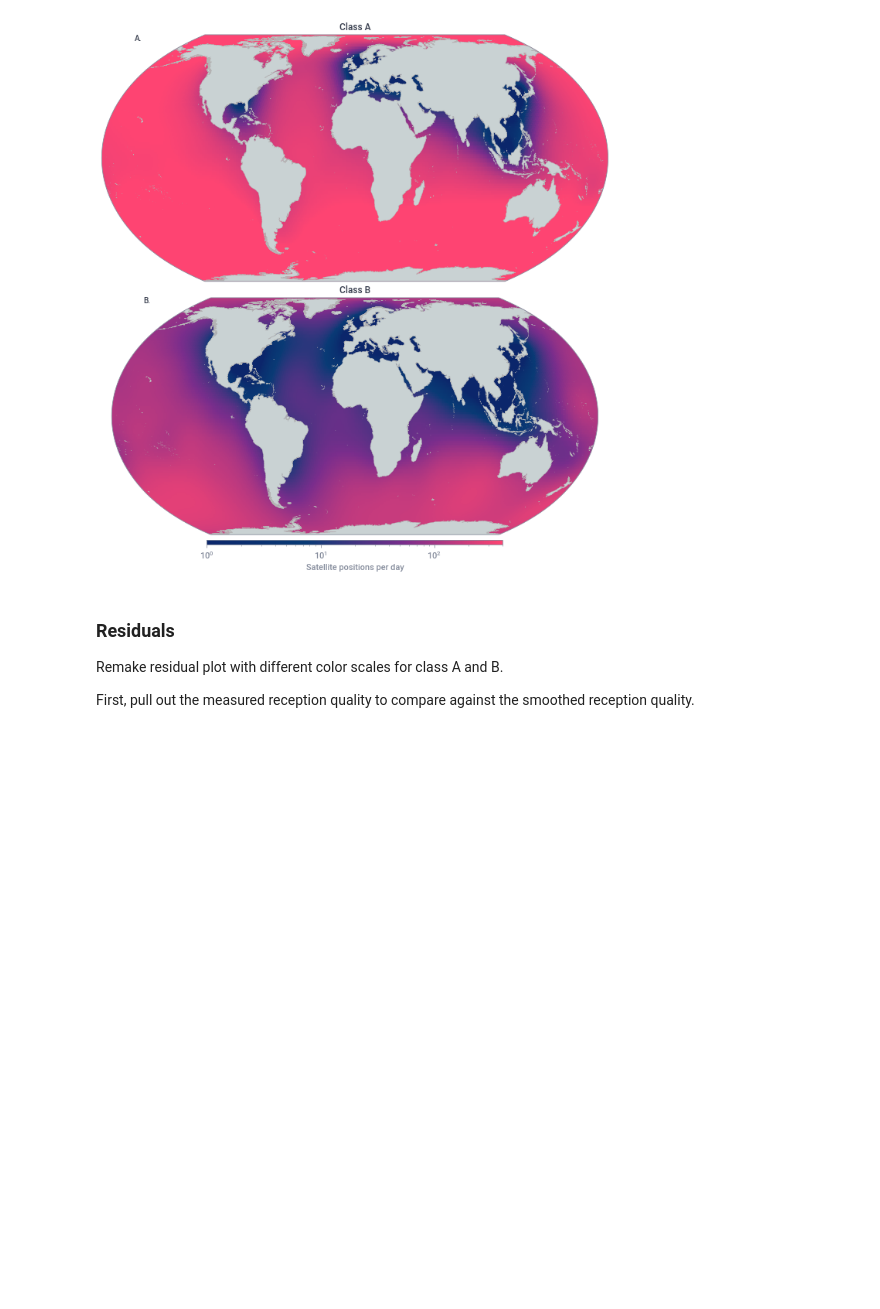
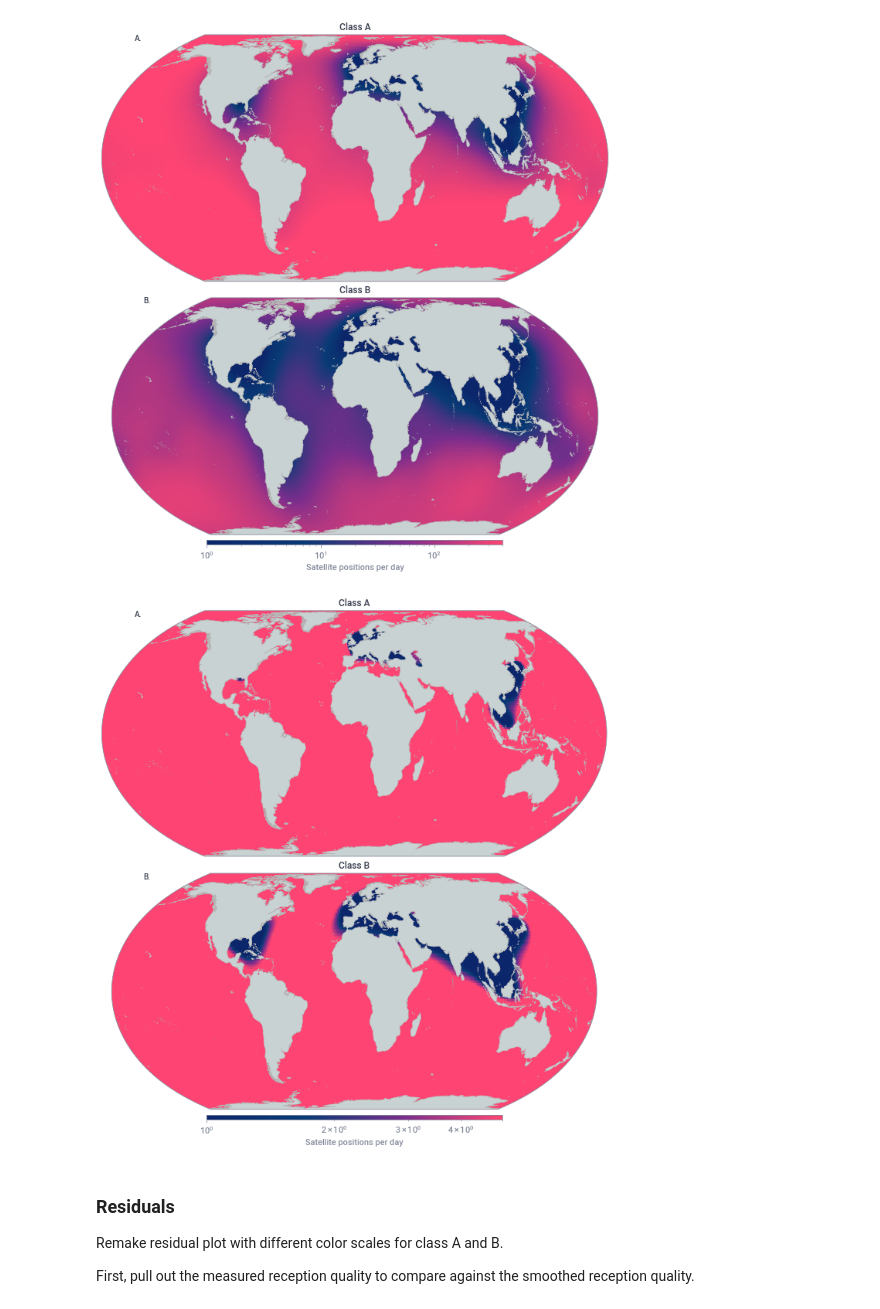
Before and after one commit to GlobalFishingWatch/AIS-disabling-high-seas, a Jupyter notebook: analysis/si_reception_quality.ipynb, the cells around one changed output. Drawn from its saved outputs; the diff is of its cells as text; code cells hidden in the pictures; blank space fills up the shorter version.

Commit message:
updated si reception quality analysis work

```diff
--- a/analysis/si_reception_quality.ipynb
+++ b/analysis/si_reception_quality.ipynb
@@ -160,6 +163,15 @@ utils.plot_reception_quality(reception_start_date = start_date,
 plt.savefig("../results/gap_figures_{}/figure_si_smooth_reception.png".format(output_version),dpi=200, bbox_inches='tight')
 # %% [output]
 [figure]
+# %%
+# Plot reception quality with same color scales
+utils.plot_reception_quality(reception_start_date = start_date,
+                             reception_df = sat_reception_smooth,
+                             fig_min_value = 1,
+                             fig_max_value = 5
+                        )
+# %% [output]
+[figure, added]
 # %% [markdown]
 ### Residuals
 
```
Also changed, not shown: parts of 16 cells of this notebook, 6 other files.
